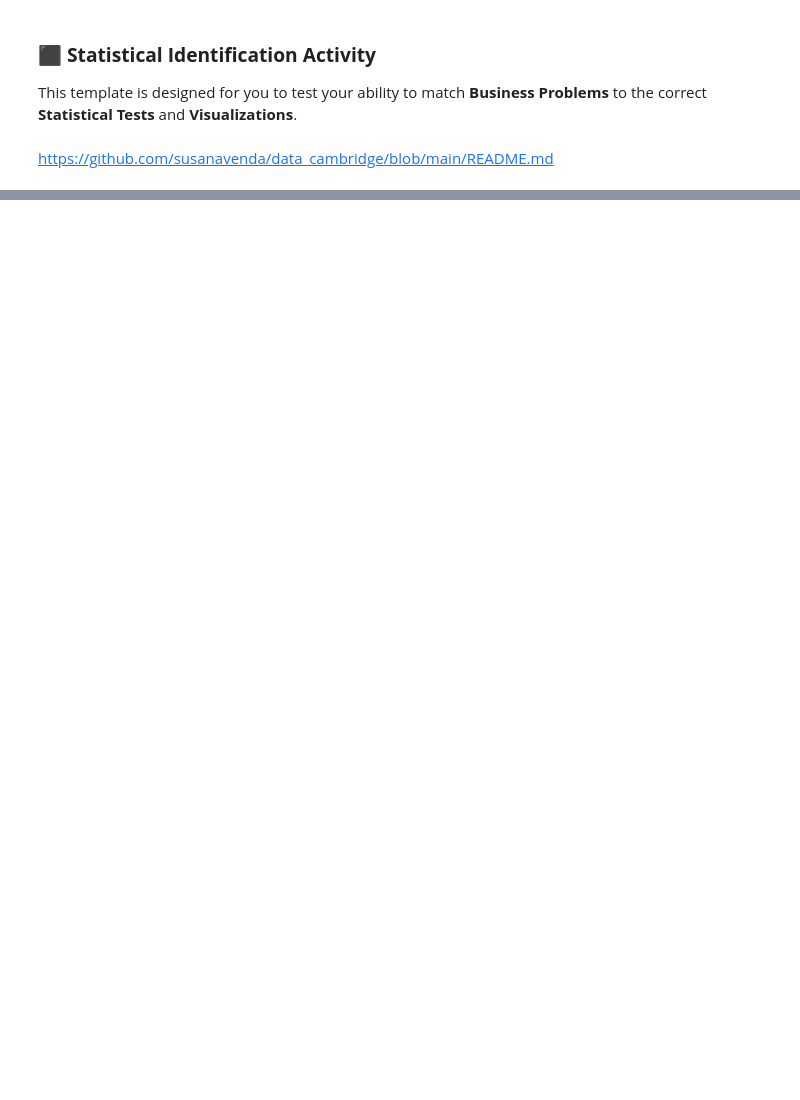
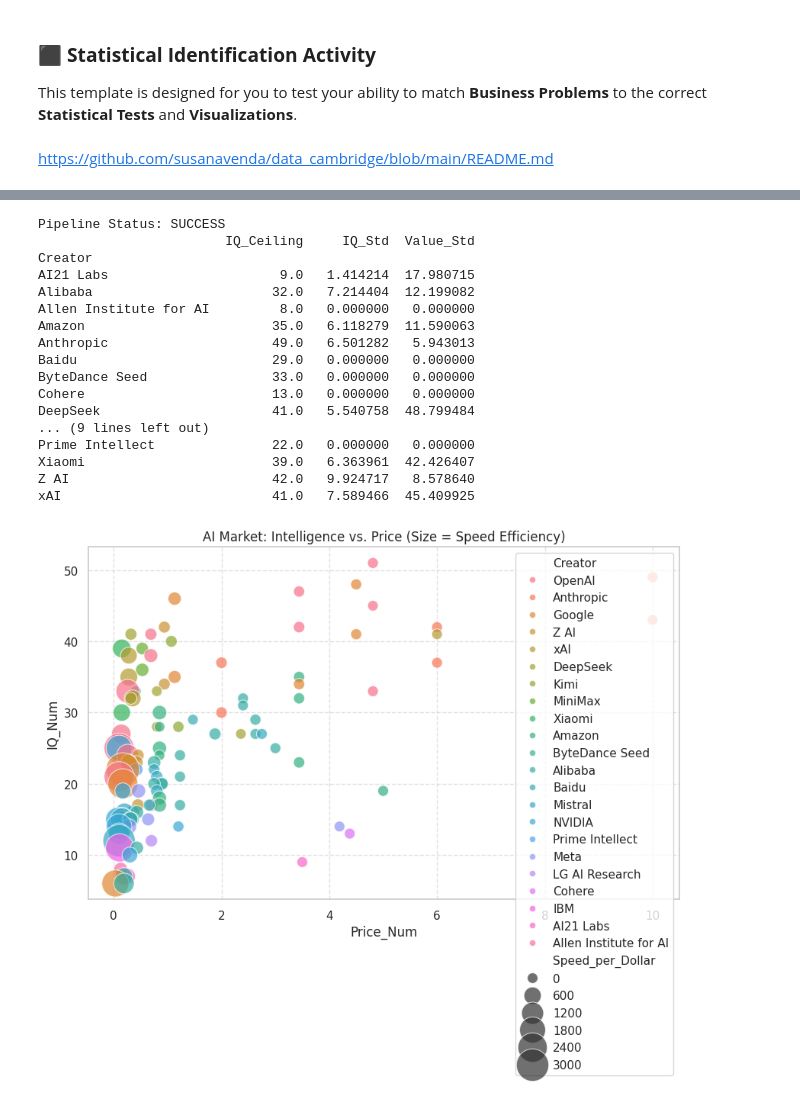
Before and after one commit to susanavenda/data_cambridge, a Jupyter notebook: ai_bench.ipynb, the cells around one changed output, grey strips where cells are left out. Cells and saved outputs as stored; diff of their text form; code cells hidden in the pictures; blank space fills up the shorter version.

```diff
--- a/ai_bench.ipynb
+++ b/ai_bench.ipynb
@@ -506,0 +274,14 @@ Heteroscedasticity (Breusch-Pagan)
+# %%
+# 1. Standardizing our numeric columns (Price and Intelligence)
+df['Price_Numeric'] = pd.to_numeric(df['Price (Blended USD/1M Tokens)'].str.replace('$', '', regex=False), errors='coerce')
+df['Intelligence_Numeric'] = pd.to_numeric(df['Intelligence Index'], errors='coerce')
+df_clean = df.dropna(subset=['Price_Numeric', 'Intelligence_Numeric']).copy()
+
+# 2. Calculating Value Score (Intelligence / Price)
+# We filter for price > 0 to avoid dividing by zero (infinity)
+paid_models = df_clean[df_clean['Price_Numeric'] > 0].copy()
+paid_models['Value_Score'] = paid_models['Intelligence_Numeric'] / paid_models['Price_Numeric']
+
+# 3. Filtering for the Top 5 most frequent Creators
+top_creators = paid_models['Creator'].value_counts().head(5).index
+df_top = paid_models[paid_models['Creator'].isin(top_creators)]
@@ -506,0 +376,47 @@ Heteroscedasticity (Breusch-Pagan)
+# %%
+
+
+# --- EXECUTION PIPELINE ---
+
+# Run the cleaning and metrics
+processed_df = (df
+                .pipe(clean_numeric_cols)
+                .pipe(add_efficiency_metrics))
+
+# Generate summary
+summary_report = processed_df.pipe(get_creator_stats)
+
+# Export results
+processed_df.to_csv('cleaned_model_performance.csv', index=False)
+summary_report.to_csv('creator_strategy_report.csv')
+
+# Visualize
+plt.figure(figsize=(10, 6))
+sns.scatterplot(data=processed_df, x='Price_Num', y='IQ_Num',
+                size='Speed_per_Dollar', hue='Creator',
+                sizes=(100, 1000), alpha=0.7)
+plt.title('AI Market: Intelligence vs. Price (Size = Speed Efficiency)')
+plt.grid(True, linestyle='--', alpha=0.6)
+plt.savefig('ai_efficiency_analysis.png')
+
+print("Pipeline Status: SUCCESS")
+print(summary_report)
+# %% [output]
+Pipeline Status: SUCCESS
+                        IQ_Ceiling     IQ_Std  Value_Std
+Creator
+AI21 Labs                      9.0   1.414214  17.980715
+Alibaba                       32.0   7.214404  12.199082
+Allen Institute for AI         8.0   0.000000   0.000000
+Amazon                        35.0   6.118279  11.590063
+Anthropic                     49.0   6.501282   5.943013
+Baidu                         29.0   0.000000   0.000000
+ByteDance Seed                33.0   0.000000   0.000000
+Cohere                        13.0   0.000000   0.000000
+DeepSeek                      41.0   5.540758  48.799484
+... (9 lines left out)
+Prime Intellect               22.0   0.000000   0.000000
+Xiaomi                        39.0   6.363961  42.426407
+Z AI                          42.0   9.924717   8.578640
+xAI                           41.0   7.589466  45.409925
+[figure, added]
```
Also changed, not shown: parts of 27 cells of this notebook.
